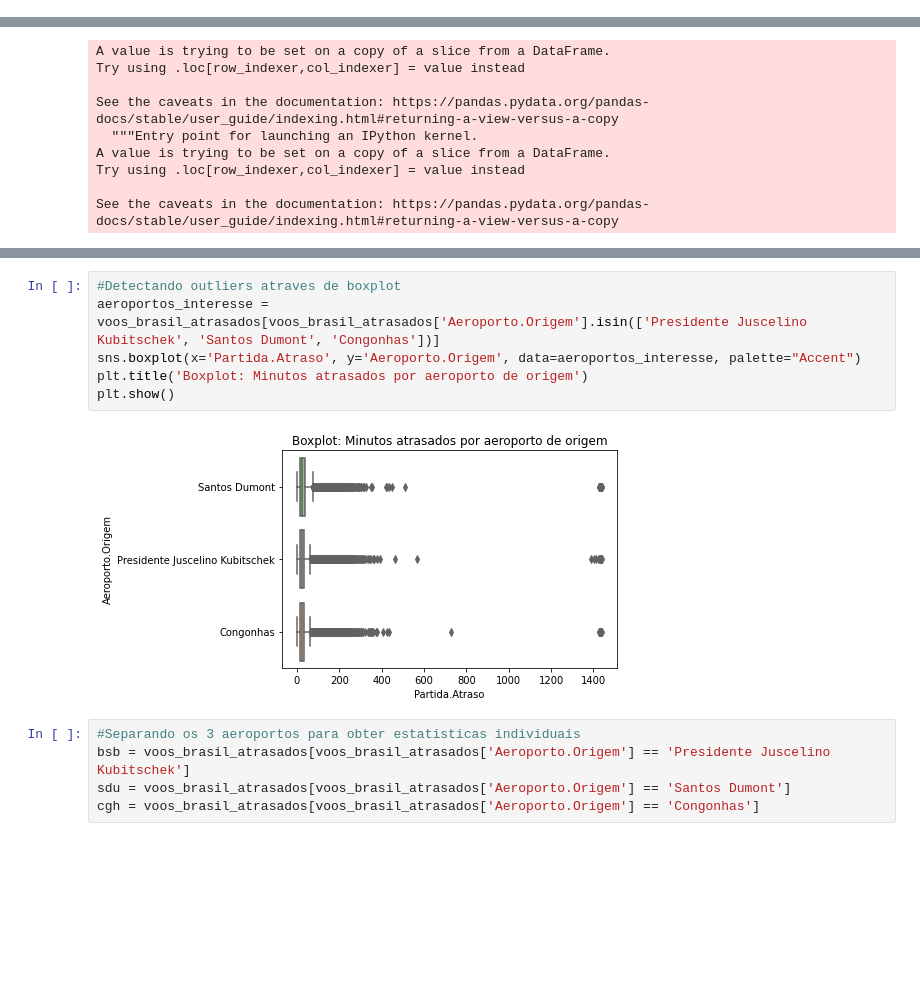
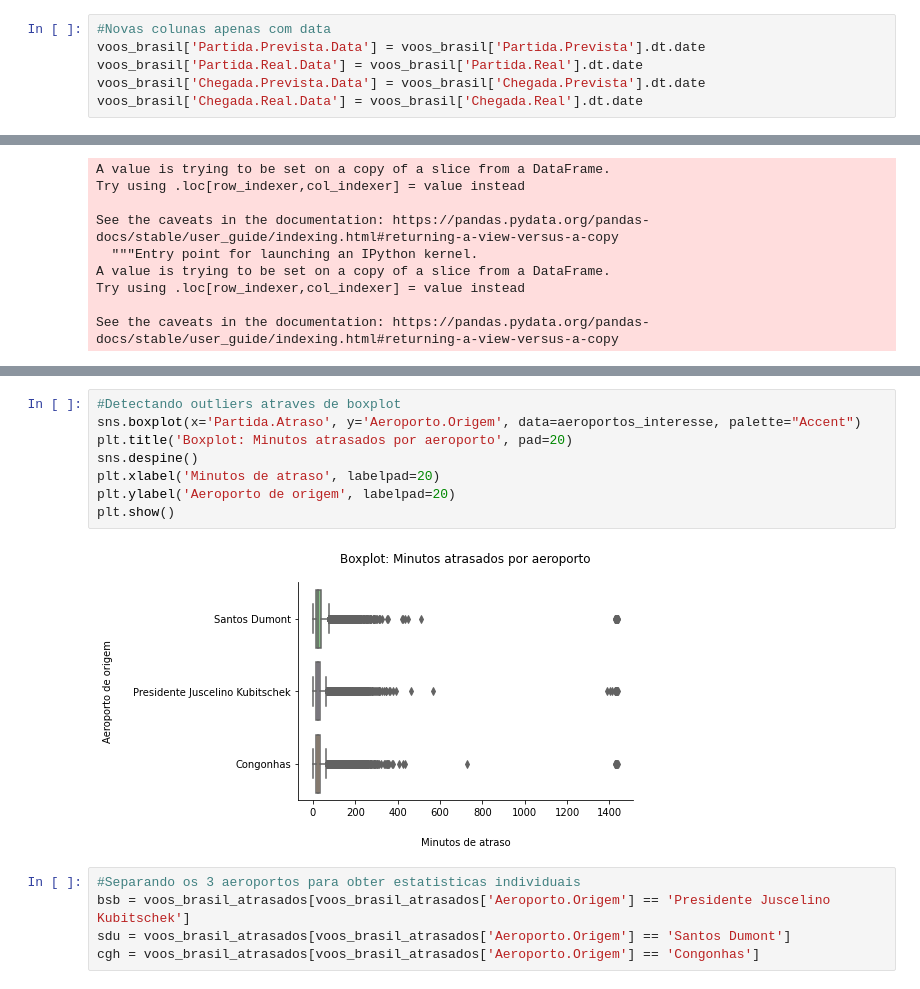
Before and after one commit to vinismachadoo/aviacao-civil-brasil, a Jupyter notebook: controle_estatistico_voos.ipynb, the cells around one changed output, grey strips where cells are left out. Drawn from its saved outputs; the diff is of its cells as text; blank space fills up the shorter version.

```diff
--- a/controle_estatistico_voos.ipynb
+++ b/controle_estatistico_voos.ipynb
@@ -65,3 +69,9 @@ voos_brasil['Partida.Prevista'] = pd.to_datetime(voos_brasil['Partida.Prevista']
 voos_brasil['Partida.Real'] = pd.to_datetime(voos_brasil['Partida.Real'], format="%Y-%m-%dT%H:%M:%SZ")
 voos_brasil['Chegada.Prevista'] = pd.to_datetime(voos_brasil['Chegada.Prevista'], format="%Y-%m-%dT%H:%M:%SZ")
 voos_brasil['Chegada.Real'] = pd.to_datetime(voos_brasil['Chegada.Real'], format="%Y-%m-%dT%H:%M:%SZ")
+# %%
+#Novas colunas apenas com data
+voos_brasil['Partida.Prevista.Data'] = voos_brasil['Partida.Prevista'].dt.date
+voos_brasil['Partida.Real.Data'] = voos_brasil['Partida.Real'].dt.date
+voos_brasil['Chegada.Prevista.Data'] = voos_brasil['Chegada.Prevista'].dt.date
+voos_brasil['Chegada.Real.Data'] = voos_brasil['Chegada.Real'].dt.date
@@ -210,11 +252,13 @@ voos_brasil_atrasados.shape
 # %%
 #Detectando outliers atraves de boxplot
-aeroportos_interesse = voos_brasil_atrasados[voos_brasil_atrasados['Aeroporto.Origem'].isin(['Presidente Juscelino Kubitschek', 'Santos Dumont', 'Congonhas'])]
 sns.boxplot(x='Partida.Atraso', y='Aeroporto.Origem', data=aeroportos_interesse, palette="Accent")
-plt.title('Boxplot: Minutos atrasados por aeroporto de origem')
+plt.title('Boxplot: Minutos atrasados por aeroporto', pad=20)
+sns.despine()
+plt.xlabel('Minutos de atraso', labelpad=20)
+plt.ylabel('Aeroporto de origem', labelpad=20)
 plt.show()
 # %% [output]
-[figure, old version]
+[figure, new version]
 # %%
 #Separando os 3 aeroportos para obter estatisticas individuais
 bsb = voos_brasil_atrasados[voos_brasil_atrasados['Aeroporto.Origem'] == 'Presidente Juscelino Kubitschek']
```
Also changed, not shown: parts of 28 cells of this notebook.
